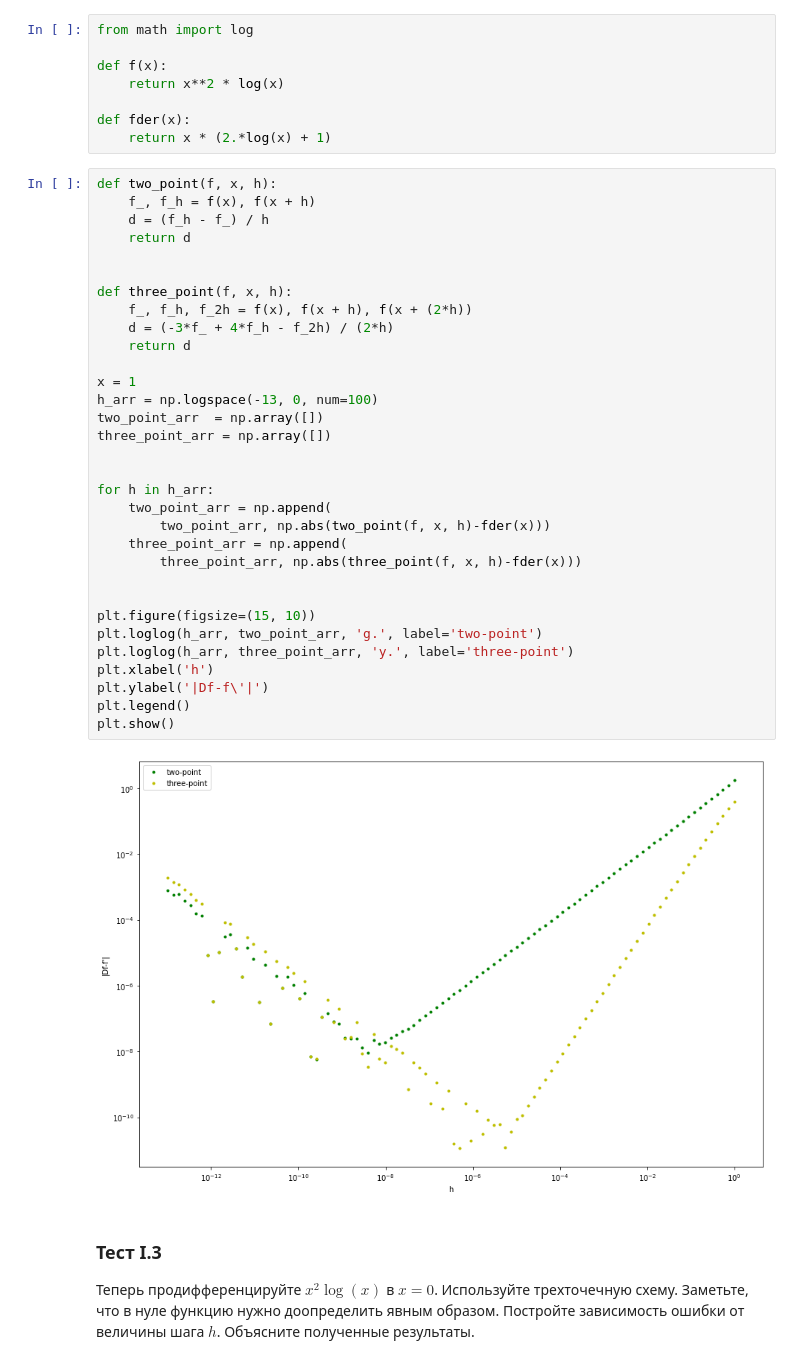
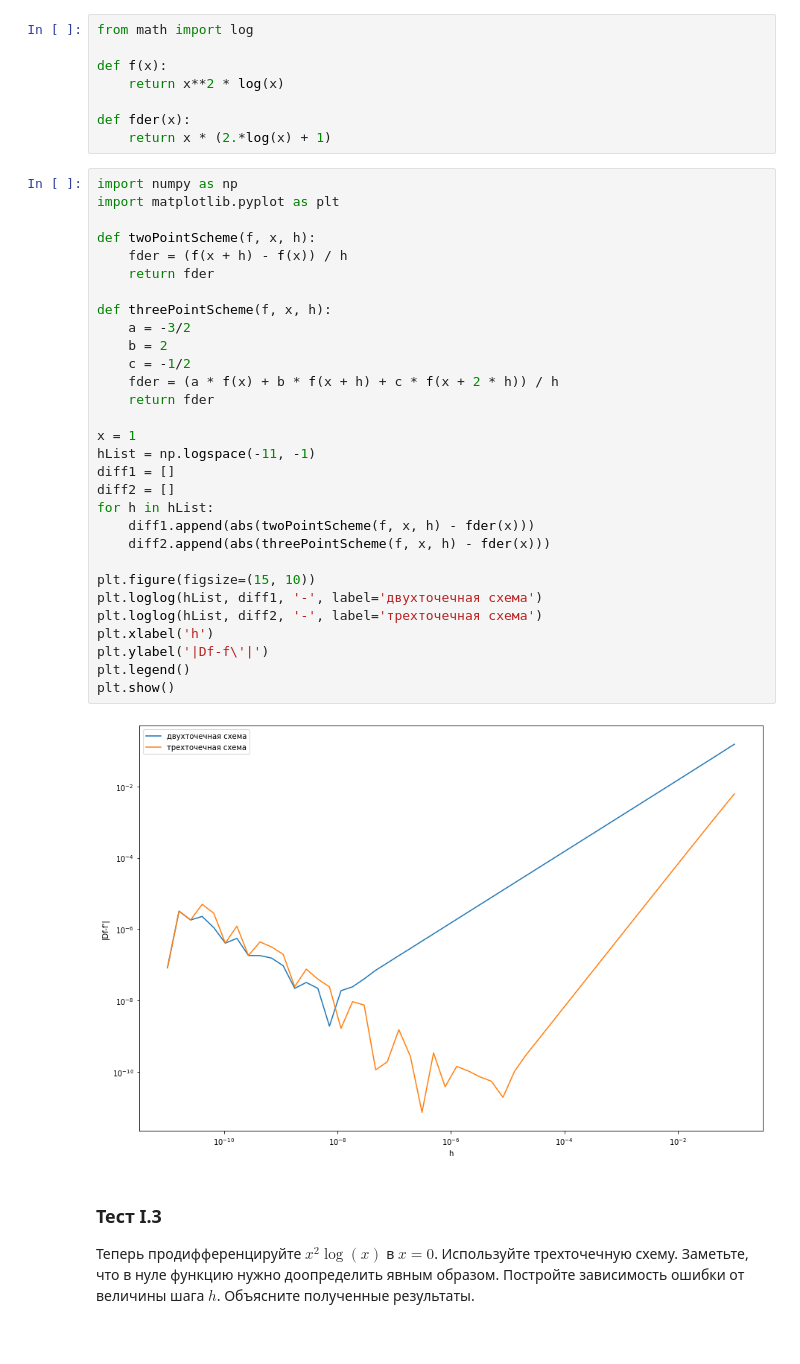
Before and after one commit to NiclausMikaelson/PFHSE2022CP, a Jupyter notebook: week_3_calculus.ipynb, the cells around one changed output. Saved outputs shown, nothing was run; the diff lists cells and outputs as text.

```diff
--- a/week_3_calculus.ipynb
+++ b/week_3_calculus.ipynb
@@ -63,39 +63,37 @@ def f(x):
 def fder(x):
     return x * (2.*log(x) + 1)
 # %%
-def two_point(f, x, h):
-    f_, f_h = f(x), f(x + h)
-    d = (f_h - f_) / h
-    return d
+import numpy as np
+import matplotlib.pyplot as plt
 
+def twoPointScheme(f, x, h):
+    fder = (f(x + h) - f(x)) / h
+    return fder
 
-def three_point(f, x, h):
-    f_, f_h, f_2h = f(x), f(x + h), f(x + (2*h))
-    d = (-3*f_ + 4*f_h - f_2h) / (2*h)
-    return d
+def threePointScheme(f, x, h):
+    a = -3/2
+    b = 2
+    c = -1/2
+    fder = (a * f(x) + b * f(x + h) + c * f(x + 2 * h)) / h
+    return fder
 
 x = 1
-h_arr = np.logspace(-13, 0, num=100)
-two_point_arr  = np.array([])
-three_point_arr = np.array([])
-
-
-for h in h_arr:
-    two_point_arr = np.append(
-        two_point_arr, np.abs(two_point(f, x, h)-fder(x)))
-    three_point_arr = np.append(
-        three_point_arr, np.abs(three_point(f, x, h)-fder(x)))
-
+hList = np.logspace(-11, -1)
+diff1 = []
+diff2 = []
+for h in hList:
+    diff1.append(abs(twoPointScheme(f, x, h) - fder(x)))
+    diff2.append(abs(threePointScheme(f, x, h) - fder(x)))
 
 plt.figure(figsize=(15, 10))
-plt.loglog(h_arr, two_point_arr, 'g.', label='two-point')
-plt.loglog(h_arr, three_point_arr, 'y.', label='three-point')
+plt.loglog(hList, diff1, '-', label='двухточечная схема')
+plt.loglog(hList, diff2, '-', label='трехточечная схема')
 plt.xlabel('h')
 plt.ylabel('|Df-f\'|')
 plt.legend()
 plt.show()
 # %% [output]
-[figure, old version]
+[figure, new version]
 # %% [markdown]
 ### Тест I.3
 
```
Also changed, not shown: parts of 5 cells of this notebook.
